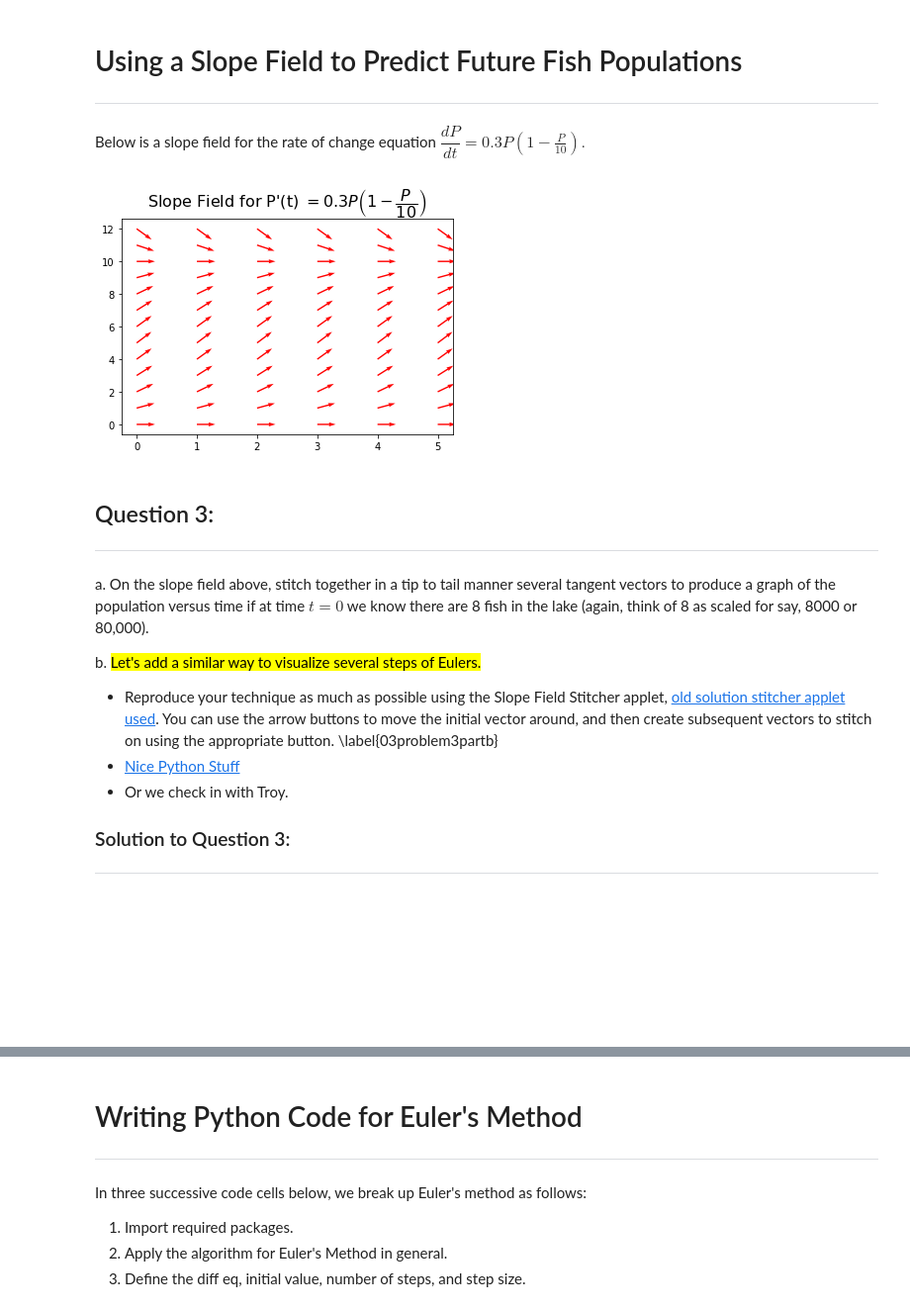
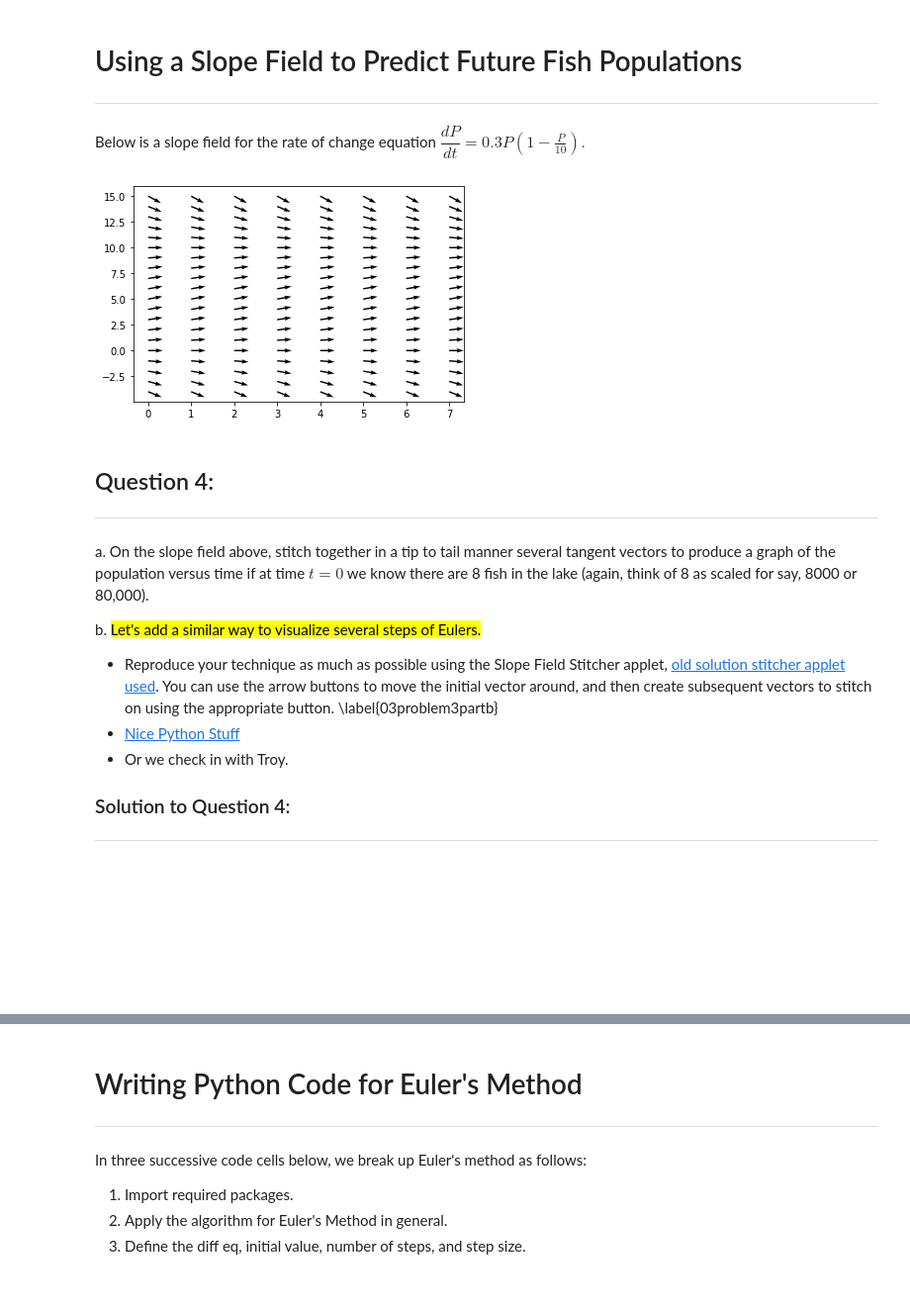
Before and after one commit to CU-Denver-MathStats-OER/ODEs, a Jupyter notebook: Chp1/04 Eulers Method.ipynb, the cells around one changed output, grey strips where cells are left out. Shown: that part at 99% size. Cells and saved outputs as stored; diff of their text form; code cells hidden in the pictures.

Commit message:
adding eulersmethod and slopefield functions

```diff
--- a/Chp1/04 Eulers Method.ipynb
+++ b/Chp1/04 Eulers Method.ipynb
@@ -30,0 +38,10 @@ $$ \frac{dP}{dt}=0.3P\left(1-\frac{P}{10}\right).$$
+# %%
+import numpy as np
+
+# Setup the grid
+t = np.linspace(0, 7, 8)  # np.linspace(initial, end, number_values)
+x = np.linspace(-4, 15, 20)  # np.linspace(initial, end, number_values)
+T, X = np.meshgrid(t, x)  # create rectangular grid with points
+
+# Setup the differential equation
+diffeq = 0.3 * X * (1 - X/10)  # Use T and X for ind and dep variables
@@ -44,36 +68,11 @@ If there are initially $P(0)=2$ fish in the lake, approximately how many fish ar
 
 Below is a slope field for the rate of change equation $\dfrac{dP}{dt}=0.3P\left(1-\frac{P}{10}\right).$
 # %%
-import numpy as np
-import matplotlib.pyplot as plt
-
-# np.linspace(initial, end, number_values)
-t = np.linspace(0, 5, 6)
-x = np.linspace(0, 12, 13)
-
-T, X = np.meshgrid(t, x)  # create rectangular grid with points
-
-dx = 0.3 * X * (1 - X/10)  # dx = dx/dt
-dt = np.ones(dx.shape)  # dt = an array of 1's with same dimension as dv
-
-# normalize the line segments
-dxu = dx / np.sqrt(dt**2 + dx**2)  # normalize dx
-dtu = dt / np.sqrt(dt**2 + dx**2)  # normalize dt
-
-def slope_field():
-    plt.quiver(T, X, dtu, dxu,  # Plot a 2D field of arrows
-               units = 'xy',  # each arrow has length sqrt(((dtu)^2+(dxu)^2)) = 1
-               #angles = 'xy',  # each arrow has direction from (t,x) to (t+dt, x+dx)
-               width = .05,  # sets the width of each arrow
-               color = 'red')  # sets the color of each arrow
-    plt.title('Slope Field for P\'(t) ' r'$= 0.3P \left(1 - \dfrac{P}{10} \right)$', size = 16)
-    plt.show()
-
-slope_field()
+slopefield2.slope_field(t, x, diffeq)
 # %% [output]
-[figure, old version]
+[figure, new version]
 # %% [markdown]
-## <a name='04quest3'>Question 3:</a>
+## <a name='04quest4'>Question 4:</a>
 ----
 
 a. On the slope field above, stitch together in a tip to tail manner several tangent vectors to produce a graph of the population versus time if at time $t = 0$ we know there are 8 fish in the lake (again, think of 8 as scaled for say, 8000 or 80,000).
@@ -84,7 +83,7 @@ b. <mark>Let's add a similar way to visualize several steps of Eulers.</mark>
 - [Nice Python Stuff](https://pythonnumericalmethods.berkeley.edu/notebooks/chapter22.03-The-Euler-Method.html)
 - Or we check in with Troy.
 
-### Solution to Question 3:
+### Solution to Question 4:
 ----
 
 <br> <br> <br> <br> <br> <br>
```
Also changed, not shown: parts of 13 cells of this notebook, 3 other files.
